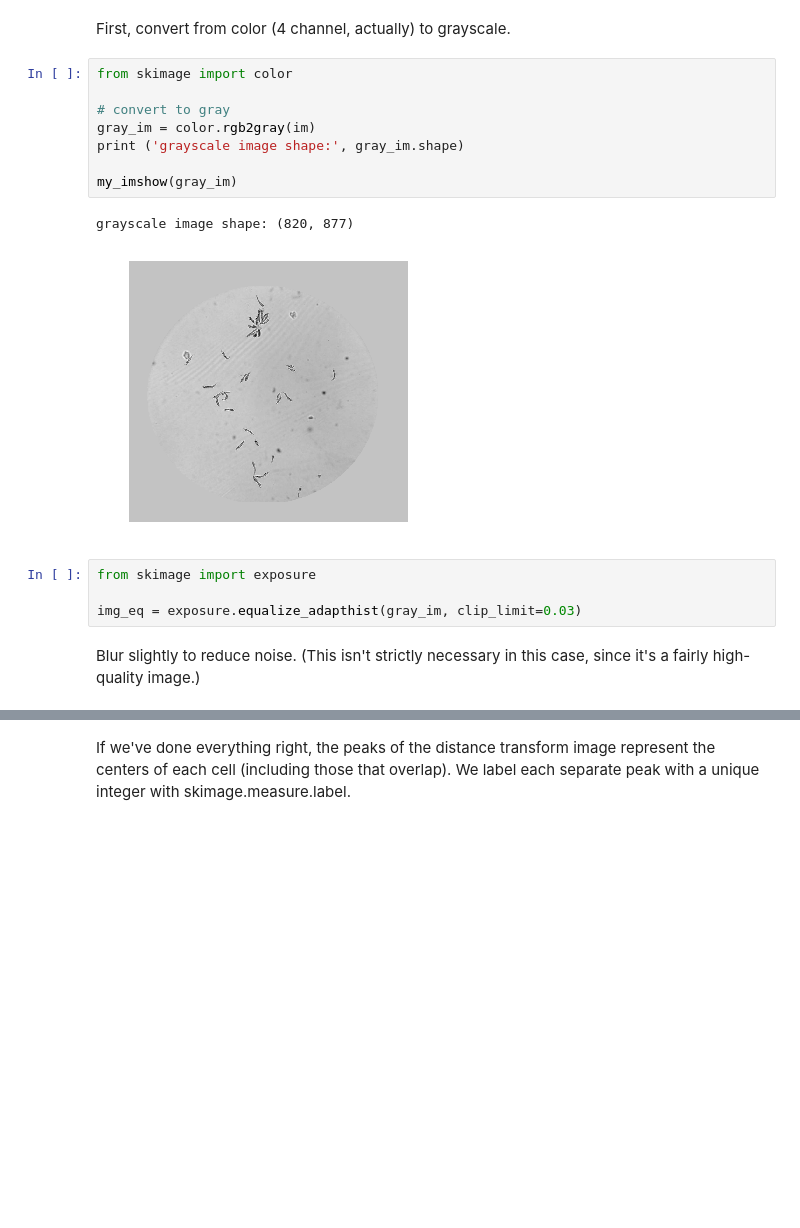
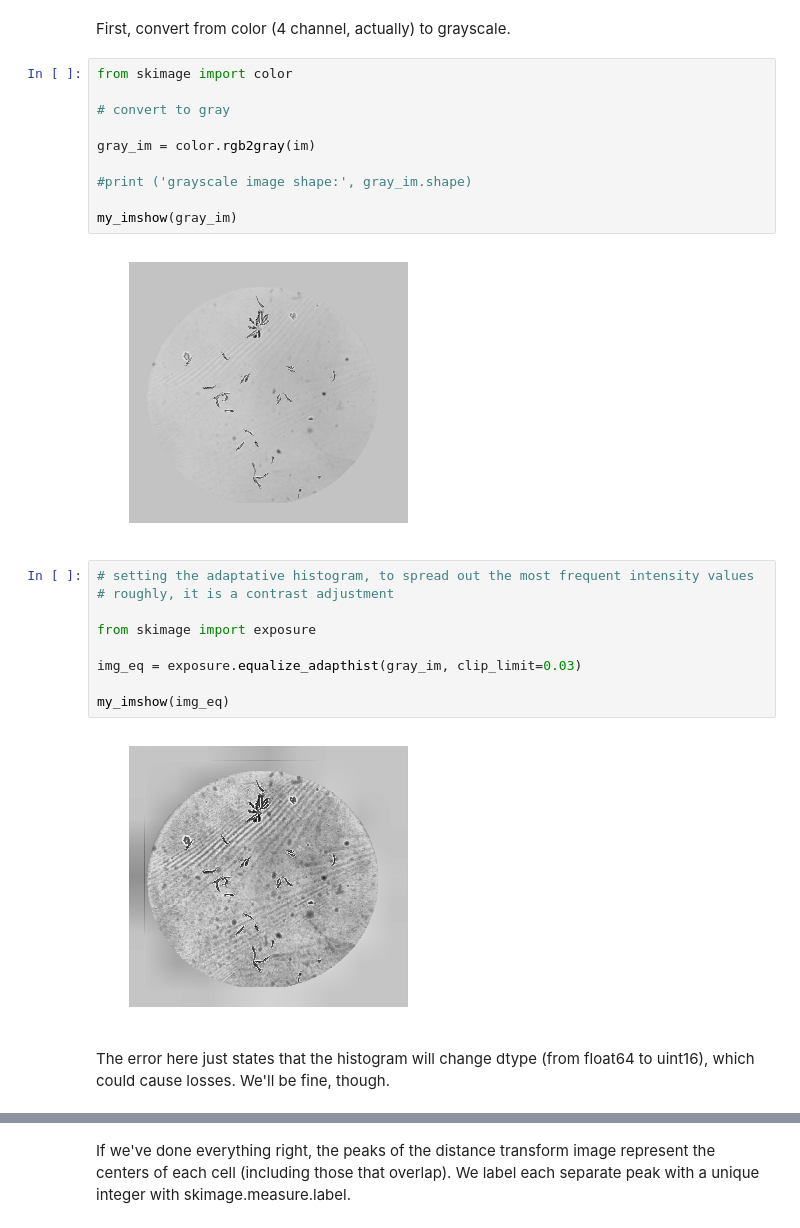
Before and after one commit to gabiitokazu/python-practices, a Jupyter notebook: counting-euglena-rev.ipynb, the cells around one changed output, grey strips where cells are left out. Drawn from its saved outputs; the diff is of its cells as text; blank space fills up the shorter version.

```diff
--- a/counting-euglena-rev.ipynb
+++ b/counting-euglena-rev.ipynb
@@ -81,17 +87,25 @@ First, convert from color (4 channel, actually) to grayscale.
 from skimage import color
 
 # convert to gray
+
 gray_im = color.rgb2gray(im)
-print ('grayscale image shape:', gray_im.shape)
+
+#print ('grayscale image shape:', gray_im.shape)
 
 my_imshow(gray_im)
 # %% [output]
-grayscale image shape: (820, 877)
 [figure]
 # %%
+# setting the adaptative histogram, to spread out the most frequent intensity values
+# roughly, it is a contrast adjustment
+
 from skimage import exposure
 
 img_eq = exposure.equalize_adapthist(gray_im, clip_limit=0.03)
+
+my_imshow(img_eq)
+# %% [output]
+[figure, added]
-# %% [markdown]
-Blur slightly to reduce noise. (This isn't strictly necessary in this case, since it's a fairly high-quality image.)
+# %% [markdown]
+The error here just states that the histogram will change dtype (from float64 to uint16), which could cause losses. We'll be fine, though.
 # %%
```
Also changed, not shown: parts of 19 cells of this notebook.
